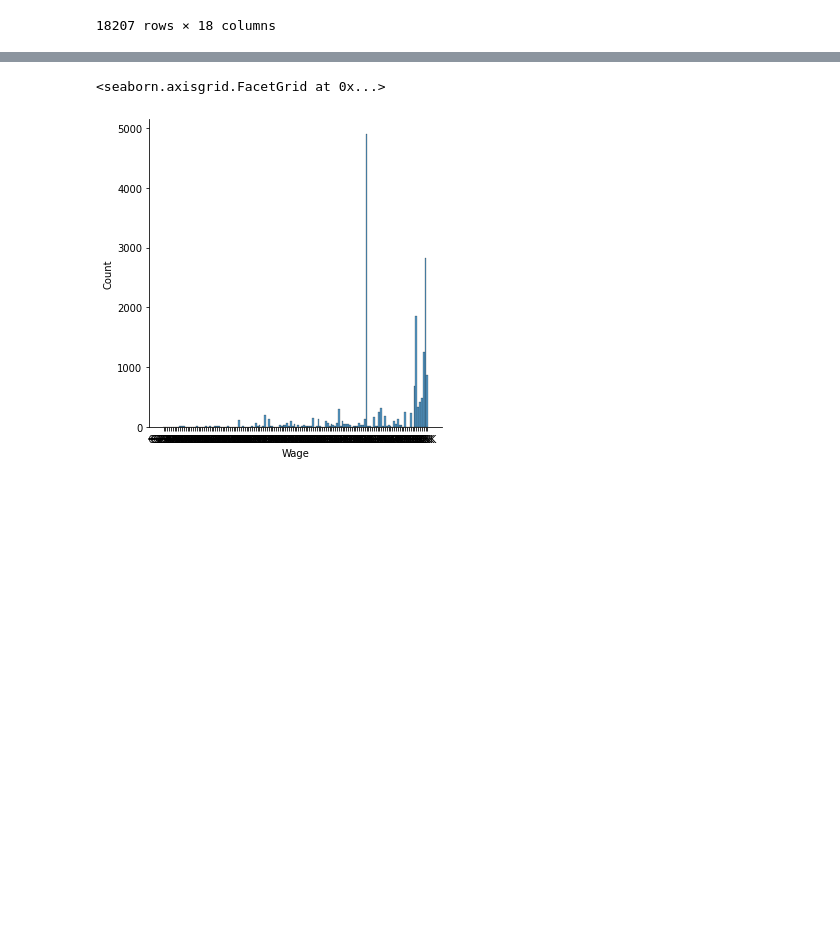
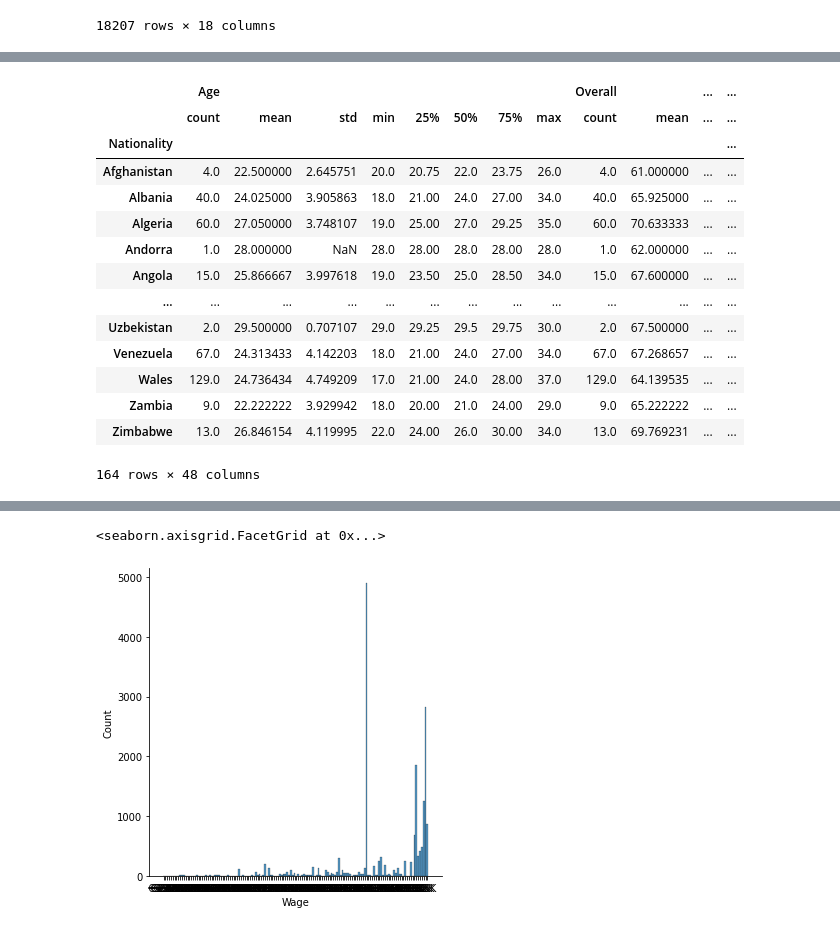
Before and after one commit to lionel5116/UpWorkStudiesPython, a Jupyter notebook: CaseStudyFIFA19.ipynb, the cells around one changed output, grey strips where cells are left out. Cells and saved outputs as stored; diff of their text form; code cells hidden in the pictures; blank space fills up the shorter version.

```diff
--- a/CaseStudyFIFA19.ipynb
+++ b/CaseStudyFIFA19.ipynb
@@ -106,8 +107,7 @@ fifaData[['Name', 'Age', 'Photo', 'Nationality', 'Flag',
 # %%
 #create a dataset with specified columns
 my_SelectFIFADS = fifaData[['Name', 'Age', 'Photo', 'Nationality', 'Flag',
-       'Overall', 'Potential', 'Club', 'Club Logo', 'Value', 'Wage', 'Special',
-       'Preferred Foot', 'International Reputation', 'Weak Foot',
+       'Overall', 'Potential', 'Club', 'Club Logo', 'Value', 'Wage', 'Special', 'Weak Foot',
        'Skill Moves', 'Work Rate', 'Position']]
 # %%
 my_SelectFIFADS.head()
@@ -122,0 +124,3 @@ my_SelectFIFADS.head()
+# %%
+#by nationality
+byNationality = my_SelectFIFADS.groupby('Nationality')
@@ -122,0 +145,18 @@ my_SelectFIFADS.head()
+# %%
+byNationality.describe()
+# %% [output]
+|  | Age |  |  |  |  |  |  |  | Overall |  | ... | ... |
+|  | count | mean | std | min | 25% | 50% | 75% | max | count | mean | ... | ... |
+| Nationality |  |  |  |  |  |  |  |  |  |  |  | ... |
+| Afghanistan | 4.0 | 22.500000 | 2.645751 | 20.0 | 20.75 | 22.0 | 23.75 | 26.0 | 4.0 | 61.000000 | ... | ... |
+| Albania | 40.0 | 24.025000 | 3.905863 | 18.0 | 21.00 | 24.0 | 27.00 | 34.0 | 40.0 | 65.925000 | ... | ... |
+| Algeria | 60.0 | 27.050000 | 3.748107 | 19.0 | 25.00 | 27.0 | 29.25 | 35.0 | 60.0 | 70.633333 | ... | ... |
+| Andorra | 1.0 | 28.000000 | NaN | 28.0 | 28.00 | 28.0 | 28.00 | 28.0 | 1.0 | 62.000000 | ... | ... |
+| Angola | 15.0 | 25.866667 | 3.997618 | 19.0 | 23.50 | 25.0 | 28.50 | 34.0 | 15.0 | 67.600000 | ... | ... |
+| ... | ... | ... | ... | ... | ... | ... | ... | ... | ... | ... | ... | ... |
+| Uzbekistan | 2.0 | 29.500000 | 0.707107 | 29.0 | 29.25 | 29.5 | 29.75 | 30.0 | 2.0 | 67.500000 | ... | ... |
+| Venezuela | 67.0 | 24.313433 | 4.142203 | 18.0 | 21.00 | 24.0 | 27.00 | 34.0 | 67.0 | 67.268657 | ... | ... |
+| Wales | 129.0 | 24.736434 | 4.749209 | 17.0 | 21.00 | 24.0 | 28.00 | 37.0 | 129.0 | 64.139535 | ... | ... |
+| Zambia | 9.0 | 22.222222 | 3.929942 | 18.0 | 20.00 | 21.0 | 24.00 | 29.0 | 9.0 | 65.222222 | ... | ... |
+| Zimbabwe | 13.0 | 26.846154 | 4.119995 | 22.0 | 24.00 | 26.0 | 30.00 | 34.0 | 13.0 | 69.769231 | ... | ... |
+164 rows × 48 columns
```
Also changed, not shown: parts of 11 cells of this notebook.
